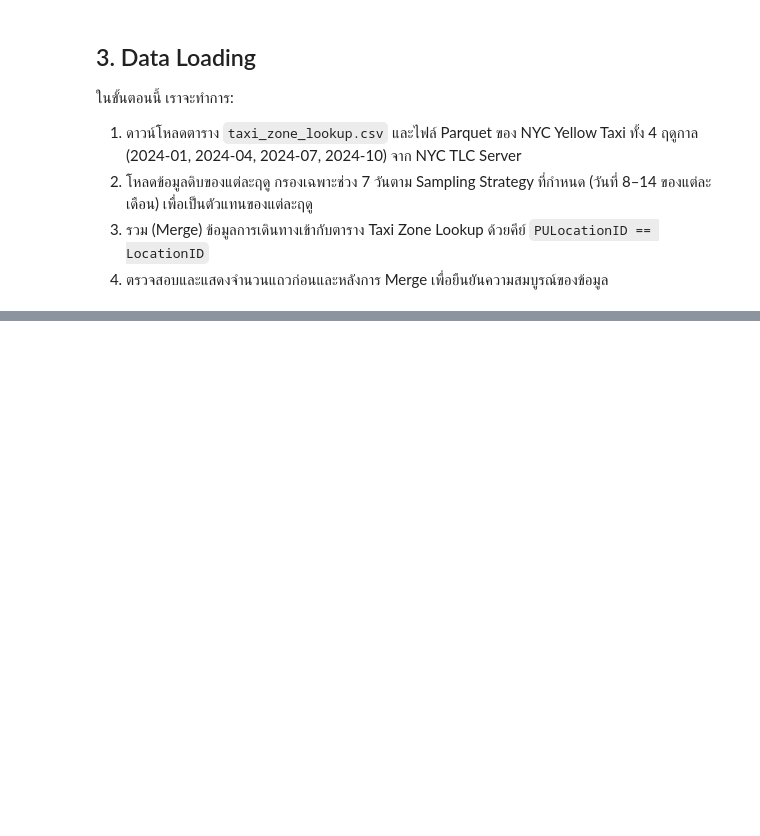
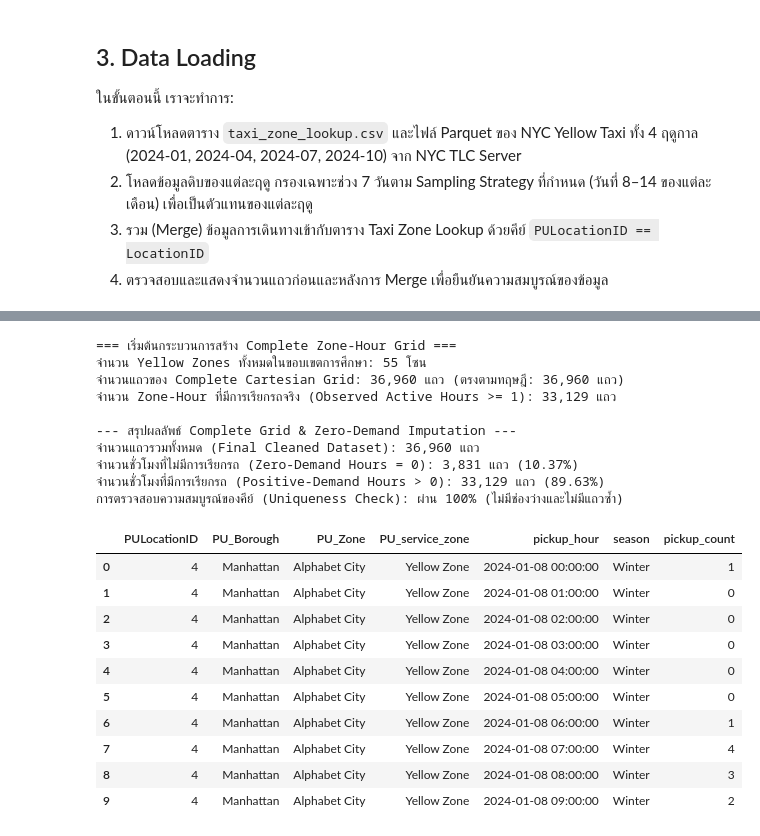
Before and after one commit to Thanaphon-673020253-2/proj2bigdata, a Jupyter notebook: MiniProject_Part2_BigData_ML.ipynb, the cells around one changed output, grey strips where cells are left out. Drawn from its saved outputs; the diff is of its cells as text; code cells hidden in the pictures; blank space fills up the shorter version.

```diff
--- a/MiniProject_Part2_BigData_ML.ipynb
+++ b/MiniProject_Part2_BigData_ML.ipynb
@@ -987,0 +329,78 @@ Inference Speed Test: ทำนายข้อมูล 8,393 แถว (1 ส
+# %%
+# Complete Zone-Hour Grid Construction & Zero-Demand Imputation
+print("=== เริ่มต้นกระบวนการสร้าง Complete Zone-Hour Grid ===")
+
+# 1. คัดกรองรหัสโซนและชื่อโซนของ Yellow Zone ทั้ง 55 โซนจาก Lookup Table
+yellow_zones = zone_lookup[zone_lookup['service_zone'] == 'Yellow Zone'][['LocationID', 'Borough', 'Zone', 'service_zone']].copy()
+yellow_zones.rename(columns={
+    'LocationID': 'PULocationID',
+    'Borough': 'PU_Borough',
+    'Zone': 'PU_Zone',
+    'service_zone': 'PU_service_zone'
+}, inplace=True)
+num_yellow_zones = len(yellow_zones)
+print(f"จำนวน Yellow Zones ทั้งหมดในขอบเขตการศึกษา: {num_yellow_zones} โซน")
+
+# 2. สร้างกริดเวลาต่อเนื่อง 168 ชั่วโมงต่อฤดูกาล (รวม 4 ฤดู = 672 ชั่วโมง)
+grid_list = []
+for m, season, start_date, end_date in seasonal_blocks:
+    # สร้างลำดับเวลาทีละ 1 ชั่วโมง เริ่มต้นชั่วโมง 00:00 ถึง 23:00 ของวันที่ 14
+    block_hours = pd.date_range(start=start_date[:10] + ' 00:00:00', end=end_date[:10] + ' 23:00:00', freq='1h')
+    assert len(block_hours) == 168, f"ฤดูกาล {season} มีจำนวนชั่วโมงไม่เท่ากับ 168 (พบ {len(block_hours)})"
+
+    # Cartesian Product: 55 โซน x 168 ชั่วโมง = 9,240 แถวต่อฤดูกาล
+    block_grid = yellow_zones.assign(key=1).merge(pd.DataFrame({'pickup_hour': block_hours, 'key': 1}), on='key').drop('key', axis=1)
+    block_grid['season'] = season
+    grid_list.append(block_grid)
+
+full_grid = pd.concat(grid_list, ignore_index=True)
+expected_total_rows = num_yellow_zones * 168 * len(seasonal_blocks)
+print(f"จำนวนแถวของ Complete Cartesian Grid: {len(full_grid):,} แถว (ตรงตามทฤษฎี: {expected_total_rows:,} แถว)")
+
+# 3. คำนวณยอดเรียกรถที่เกิดขึ้นจริงจากข้อมูลเที่ยววิ่ง Yellow Zone
+df_clean_trips = trips_merged[trips_merged['PU_service_zone'] == 'Yellow Zone'].copy()
+df_clean_trips['pickup_hour'] = df_clean_trips['tpep_pickup_datetime'].dt.floor('h')
+
+observed_counts = df_clean_trips.groupby(['PULocationID', 'pickup_hour']).size().reset_index(name='pickup_count')
+print(f"จำนวน Zone-Hour ที่มีการเรียกรถจริง (Observed Active Hours >= 1): {len(observed_counts):,} แถว")
+
+# 4. Left-Join ตารางกริดสมบูรณ์เข้ากับยอดเรียกรถจริง และเติม 0 สำหรับชั่วโมงที่ไม่มีการเรียกรถ
+demand_df = full_grid.merge(observed_counts, on=['PULocationID', 'pickup_hour'], how='left')
+zero_count_before = demand_df['pickup_count'].isna().sum()
+
+# เติม 0 ในช่องว่าง
+demand_df['pickup_count'] = demand_df['pickup_count'].fillna(0).astype(int)
+
+# 5. การตรวจสอบความถูกต้อง (Acceptance Criteria Assertions)
+assert len(demand_df) == expected_total_rows, "ข้อผิดพลาด: จำนวนแถวไม่เท่ากับ Cartesian Product!"
+assert not demand_df.duplicated(subset=['PULocationID', 'pickup_hour']).any(), "ข้อผิดพลาด: พบคู่ (PULocationID, pickup_hour) ซ้ำซ้อน!"
+assert demand_df['pickup_count'].isnull().sum() == 0, "ข้อผิดพลาด: ยังมีค่า Null หลงเหลือใน Target!"
+
+print(f"\n--- สรุปผลลัพธ์ Complete Grid & Zero-Demand Imputation ---")
+print(f"จำนวนแถวรวมทั้งหมด (Final Cleaned Dataset): {len(demand_df):,} แถว")
+print(f"จำนวนชั่วโมงที่ไม่มีการเรียกรถ (Zero-Demand Hours = 0): {zero_count_before:,} แถว ({zero_count_before/len(demand_df)*100:.2f}%)")
+print(f"จำนวนชั่วโมงที่มีการเรียกรถ (Positive-Demand Hours > 0): {(demand_df['pickup_count'] > 0).sum():,} แถว ({(demand_df['pickup_count'] > 0).sum()/len(demand_df)*100:.2f}%)")
+print(f"การตรวจสอบความสมบูรณ์ของคีย์ (Uniqueness Check): ผ่าน 100% (ไม่มีช่องว่างและไม่มีแถวซ้ำ)")
+display(demand_df.head(10))
+# %% [output]
+=== เริ่มต้นกระบวนการสร้าง Complete Zone-Hour Grid ===
+จำนวน Yellow Zones ทั้งหมดในขอบเขตการศึกษา: 55 โซน
+จำนวนแถวของ Complete Cartesian Grid: 36,960 แถว (ตรงตามทฤษฎี: 36,960 แถว)
+จำนวน Zone-Hour ที่มีการเรียกรถจริง (Observed Active Hours >= 1): 33,129 แถว
+
+--- สรุปผลลัพธ์ Complete Grid & Zero-Demand Imputation ---
+จำนวนแถวรวมทั้งหมด (Final Cleaned Dataset): 36,960 แถว
+จำนวนชั่วโมงที่ไม่มีการเรียกรถ (Zero-Demand Hours = 0): 3,831 แถว (10.37%)
+จำนวนชั่วโมงที่มีการเรียกรถ (Positive-Demand Hours > 0): 33,129 แถว (89.63%)
+การตรวจสอบความสมบูรณ์ของคีย์ (Uniqueness Check): ผ่าน 100% (ไม่มีช่องว่างและไม่มีแถวซ้ำ)
+|  | PULocationID | PU_Borough | PU_Zone | PU_service_zone | pickup_hour | season | pickup_count |
+| 0 | 4 | Manhattan | Alphabet City | Yellow Zone | 2024-01-08 00:00:00 | Winter | 1 |
+| 1 | 4 | Manhattan | Alphabet City | Yellow Zone | 2024-01-08 01:00:00 | Winter | 0 |
+| 2 | 4 | Manhattan | Alphabet City | Yellow Zone | 2024-01-08 02:00:00 | Winter | 0 |
+| 3 | 4 | Manhattan | Alphabet City | Yellow Zone | 2024-01-08 03:00:00 | Winter | 0 |
+| 4 | 4 | Manhattan | Alphabet City | Yellow Zone | 2024-01-08 04:00:00 | Winter | 0 |
+| 5 | 4 | Manhattan | Alphabet City | Yellow Zone | 2024-01-08 05:00:00 | Winter | 0 |
+| 6 | 4 | Manhattan | Alphabet City | Yellow Zone | 2024-01-08 06:00:00 | Winter | 1 |
+| 7 | 4 | Manhattan | Alphabet City | Yellow Zone | 2024-01-08 07:00:00 | Winter | 4 |
+| 8 | 4 | Manhattan | Alphabet City | Yellow Zone | 2024-01-08 08:00:00 | Winter | 3 |
+| 9 | 4 | Manhattan | Alphabet City | Yellow Zone | 2024-01-08 09:00:00 | Winter | 2 |
```
Also changed, not shown: parts of 49 cells of this notebook, 4 other files.
